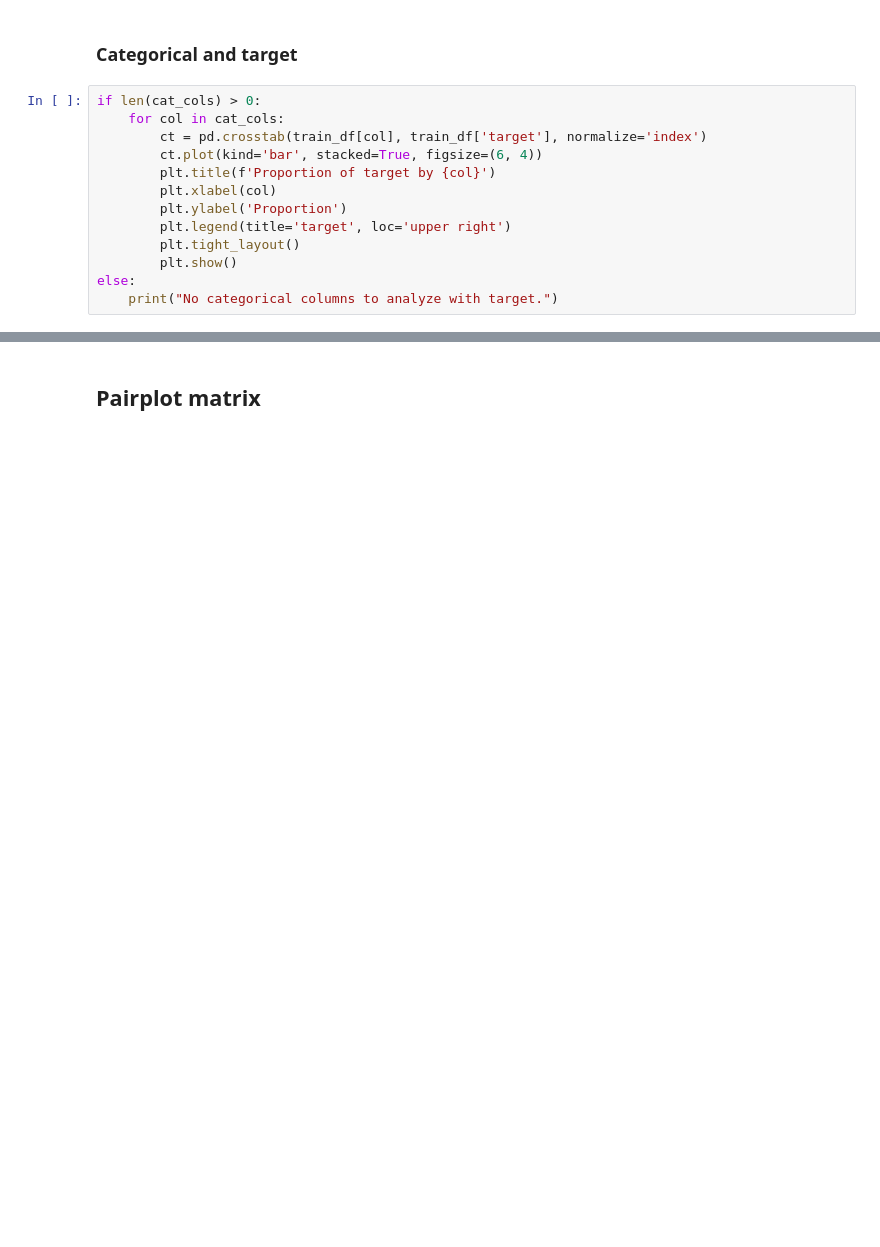
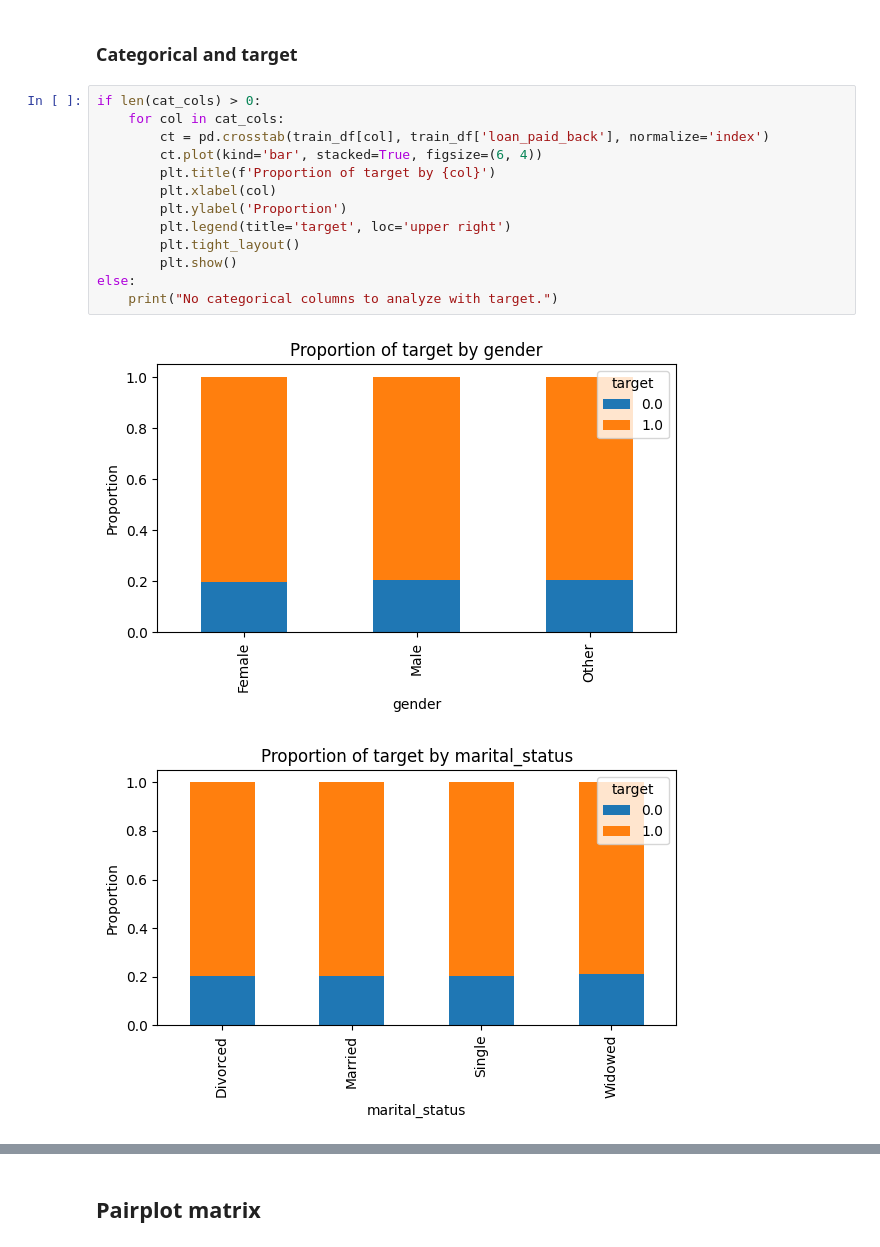
Before and after one commit to Fahmi-mi/predicting-loan-payback, a Jupyter notebook: notebooks/eda.ipynb, the cells around one changed output, grey strips where cells are left out. Cells and saved outputs as stored; diff of their text form; blank space fills up the shorter version.

```diff
--- a/notebooks/eda.ipynb
+++ b/notebooks/eda.ipynb
@@ -296,13 +401,16 @@ else:
 # %%
 if len(cat_cols) > 0:
     for col in cat_cols:
-        ct = pd.crosstab(train_df[col], train_df['target'], normalize='index')
+        ct = pd.crosstab(train_df[col], train_df['loan_paid_back'], normalize='index')
         ct.plot(kind='bar', stacked=True, figsize=(6, 4))
         plt.title(f'Proportion of target by {col}')
         plt.xlabel(col)
         plt.ylabel('Proportion')
         plt.legend(title='target', loc='upper right')
         plt.tight_layout()
         plt.show()
 else:
     print("No categorical columns to analyze with target.")
+# %% [output]
+[figure, added]
+[figure, added]
```
Also changed, not shown: parts of 21 cells of this notebook, 13 other files.
